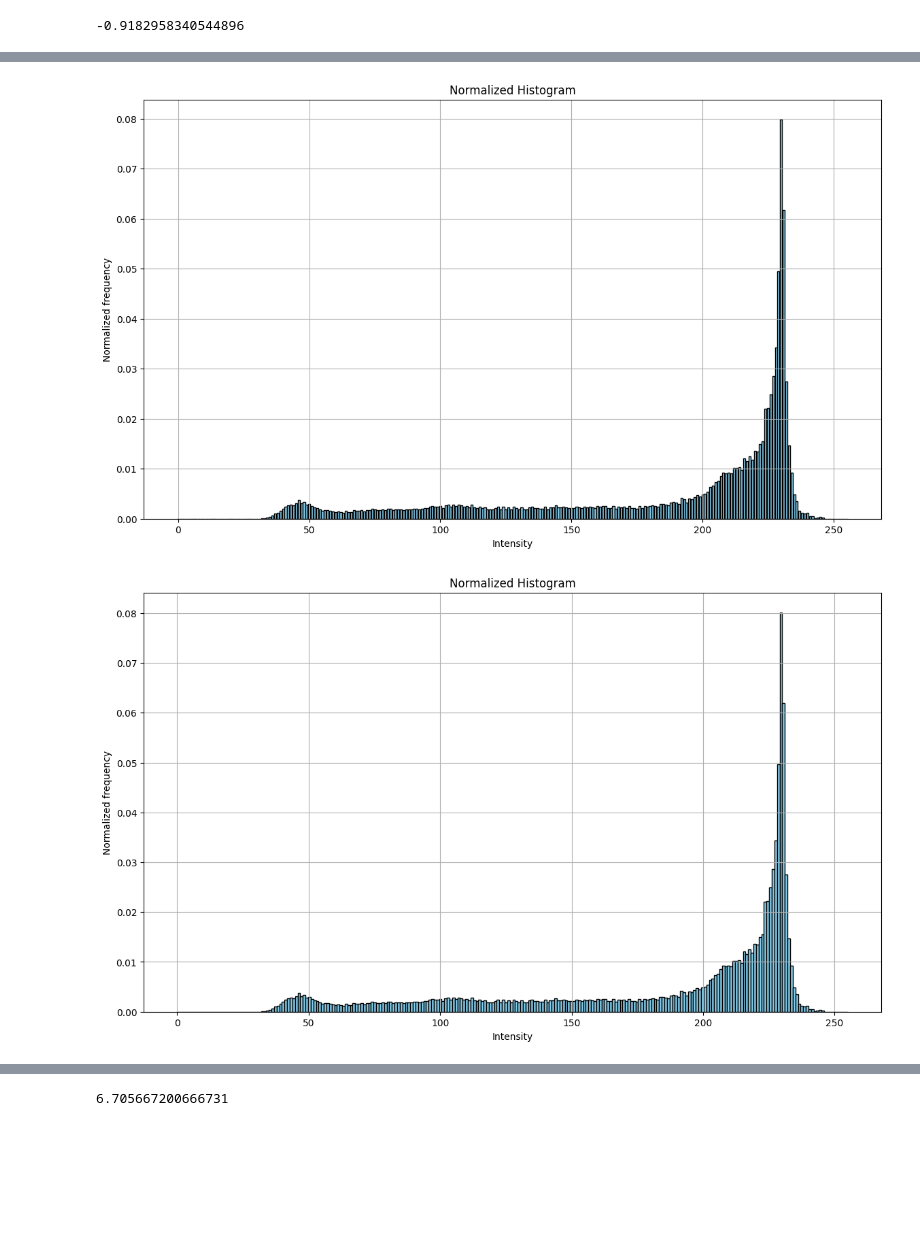
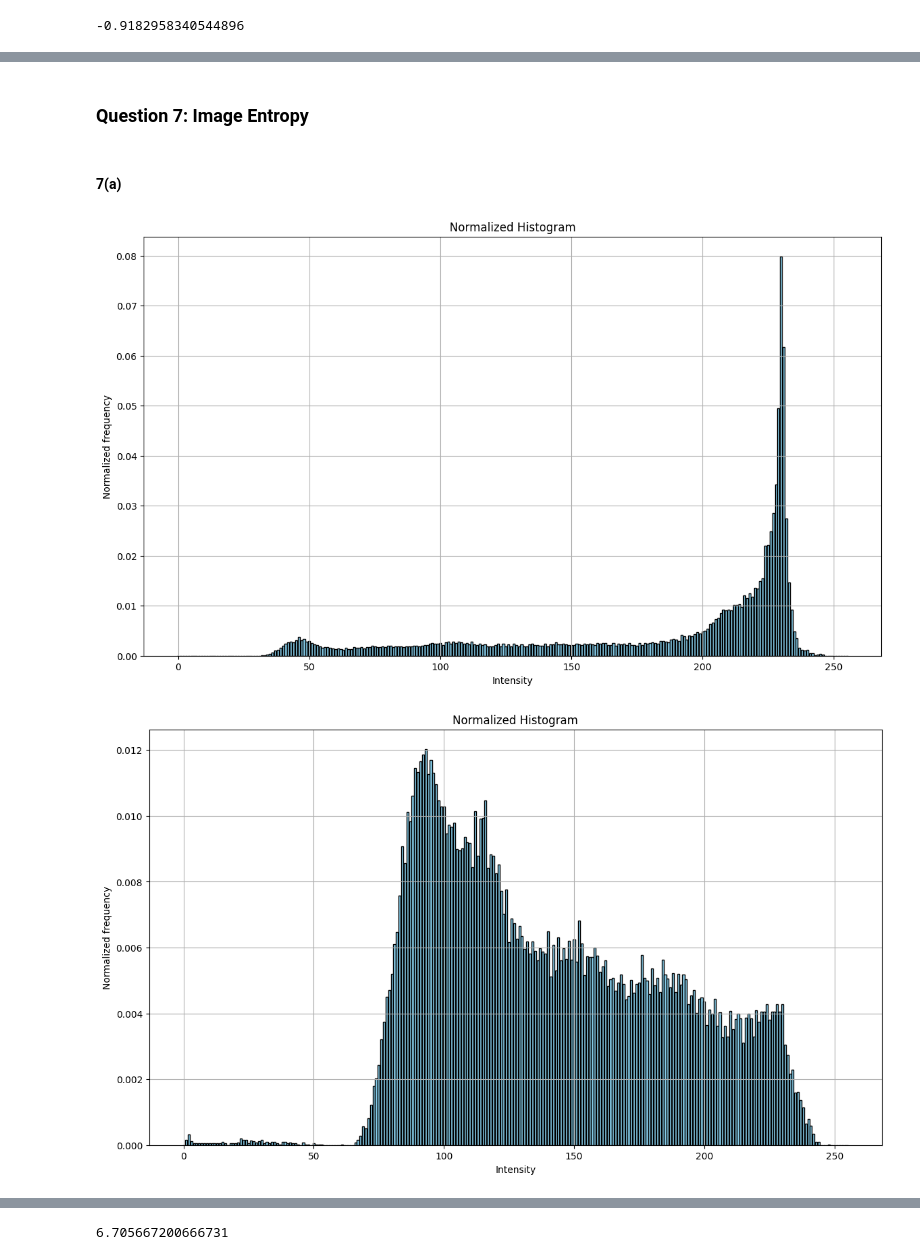
Before and after one commit to TushitaSharva/SEM7, a Jupyter notebook: AI5100/HW1/cs21btech11022-hw1.ipynb, the cells around one changed output, grey strips where cells are left out. Saved outputs shown, nothing was run; the diff lists cells and outputs as text; code cells hidden in the pictures; blank space fills up the shorter version.

```diff
--- a/AI5100/HW1/cs21btech11022-hw1.ipynb
+++ b/AI5100/HW1/cs21btech11022-hw1.ipynb
@@ -273,7 +245,0 @@ plot_kl_divergence()
-# %%
-import numpy as np
-import matplotlib.pyplot as plt
-from PIL import Image
-
-img = np.asarray(Image.open('5.1.12.tiff'))
-print(repr(img))
@@ -296,10 +274,14 @@ imgplot = plt.imshow(img)
+# %% [markdown]
+### **Question 7**: Image Entropy
+# %% [markdown]
+#### 7(a)
 # %%
 import numpy as np
 import matplotlib.pyplot as plt
 from PIL import Image
 
 # One which does not use the numpy library function
-def get_normalized_historgram_of_image1(filepath):
+def get_normalized_historgram_of_image(filepath):
     img = np.asarray(Image.open(filepath))
     freq = np.zeros(256)
     num_pixels = img.size
@@ -307,6 +289,11 @@ def get_normalized_historgram_of_image1(filepath):
         for j in i:
             freq[j] += 1
     freq = freq/num_pixels
+
+    return freq
+
+def plot_histogram(filepath):
+    freq = get_normalized_historgram_of_image(filepath)
     plt.figure(figsize=(14, 8))
     plt.bar(range(256), freq, color='skyblue', edgecolor='black')
     plt.grid(True)
@@ -326,9 +313,18 @@ def get_normalized_historgram_of_image2(filepath):
     plt.ylabel('Normalized frequency')
     plt.title('Normalized Histogram')
     plt.show()
-
-get_normalized_historgram_of_image1('5.1.12.tiff')
-get_normalized_historgram_of_image2('5.1.12.tiff')
-# %% [output]
-[figure, removed]
-[figure, removed]
+# %%
+# For clock:
+plot_histogram('5.1.12.tiff')
+
+# For aerial-1
+plot_histogram('5.1.10.tiff')
+
+#For aerial-2
+plot_histogram('5.2.09.tiff')
+
+# For aeroplane
+plot_histogram('5.1.11.tiff')
+# %% [output]
+[figure, added]
+[figure, added]
```
Also changed, not shown: parts of 58 cells of this notebook.
